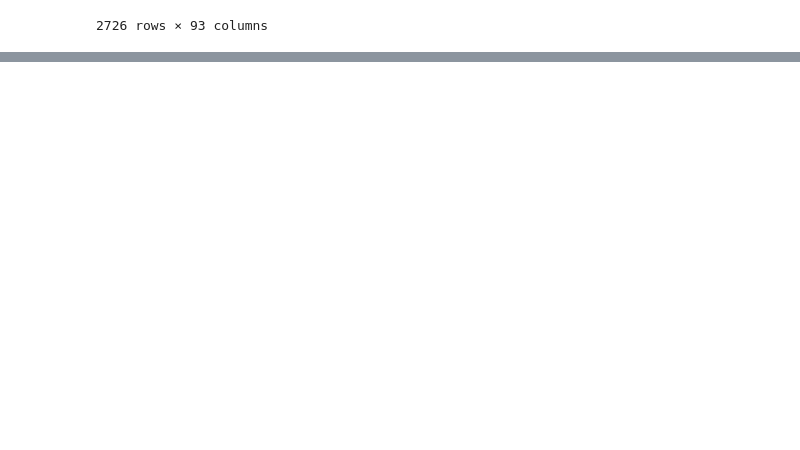
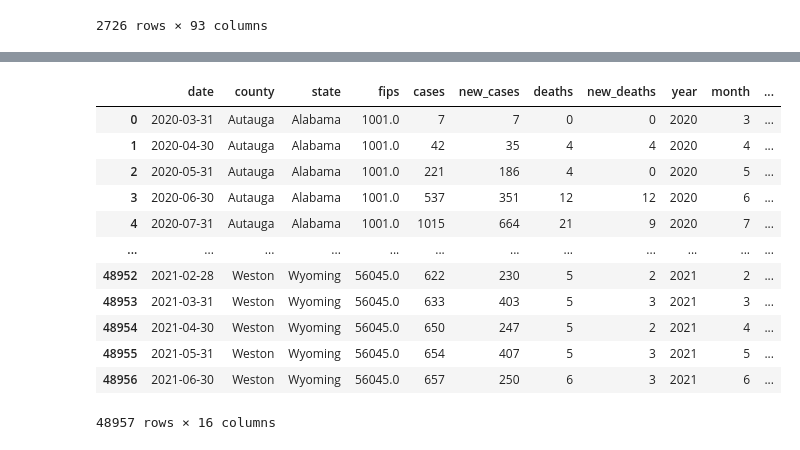
Before and after one commit to axpinkerton/capstone, a Jupyter notebook: alex_eda.ipynb, the cells around one changed output, grey strips where cells are left out. Cells and saved outputs as stored; diff of their text form; code cells hidden in the pictures; blank space fills up the shorter version.

```diff
--- a/alex_eda.ipynb
+++ b/alex_eda.ipynb
@@ -553,0 +586,18 @@ zori_zip
+# %%
+covid_df = pd.read_csv('covid_df.csv')
+covid_df.drop('Unnamed: 0',axis=1,inplace=True)
+covid_df
+# %% [output]
+|  | date | county | state | fips | cases | new_cases | deaths | new_deaths | year | month | ... |
+| 0 | 2020-03-31 | Autauga | Alabama | 1001.0 | 7 | 7 | 0 | 0 | 2020 | 3 | ... |
+| 1 | 2020-04-30 | Autauga | Alabama | 1001.0 | 42 | 35 | 4 | 4 | 2020 | 4 | ... |
+| 2 | 2020-05-31 | Autauga | Alabama | 1001.0 | 221 | 186 | 4 | 0 | 2020 | 5 | ... |
+| 3 | 2020-06-30 | Autauga | Alabama | 1001.0 | 537 | 351 | 12 | 12 | 2020 | 6 | ... |
+| 4 | 2020-07-31 | Autauga | Alabama | 1001.0 | 1015 | 664 | 21 | 9 | 2020 | 7 | ... |
+| ... | ... | ... | ... | ... | ... | ... | ... | ... | ... | ... | ... |
+| 48952 | 2021-02-28 | Weston | Wyoming | 56045.0 | 622 | 230 | 5 | 2 | 2021 | 2 | ... |
+| 48953 | 2021-03-31 | Weston | Wyoming | 56045.0 | 633 | 403 | 5 | 3 | 2021 | 3 | ... |
+| 48954 | 2021-04-30 | Weston | Wyoming | 56045.0 | 650 | 247 | 5 | 2 | 2021 | 4 | ... |
+| 48955 | 2021-05-31 | Weston | Wyoming | 56045.0 | 654 | 407 | 5 | 3 | 2021 | 5 | ... |
+| 48956 | 2021-06-30 | Weston | Wyoming | 56045.0 | 657 | 250 | 6 | 3 | 2021 | 6 | ... |
+48957 rows × 16 columns
```
Also changed, not shown: parts of 26 cells of this notebook, 1 other file.
